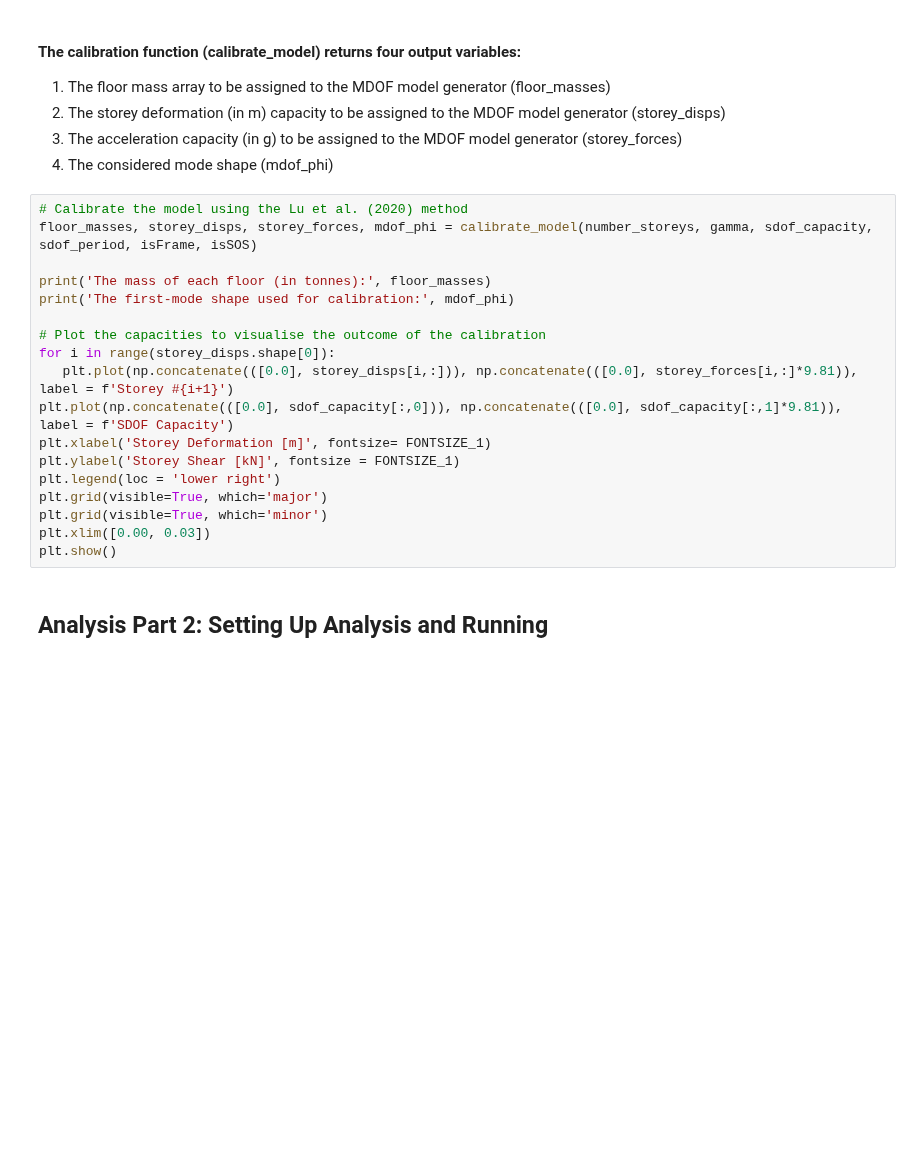
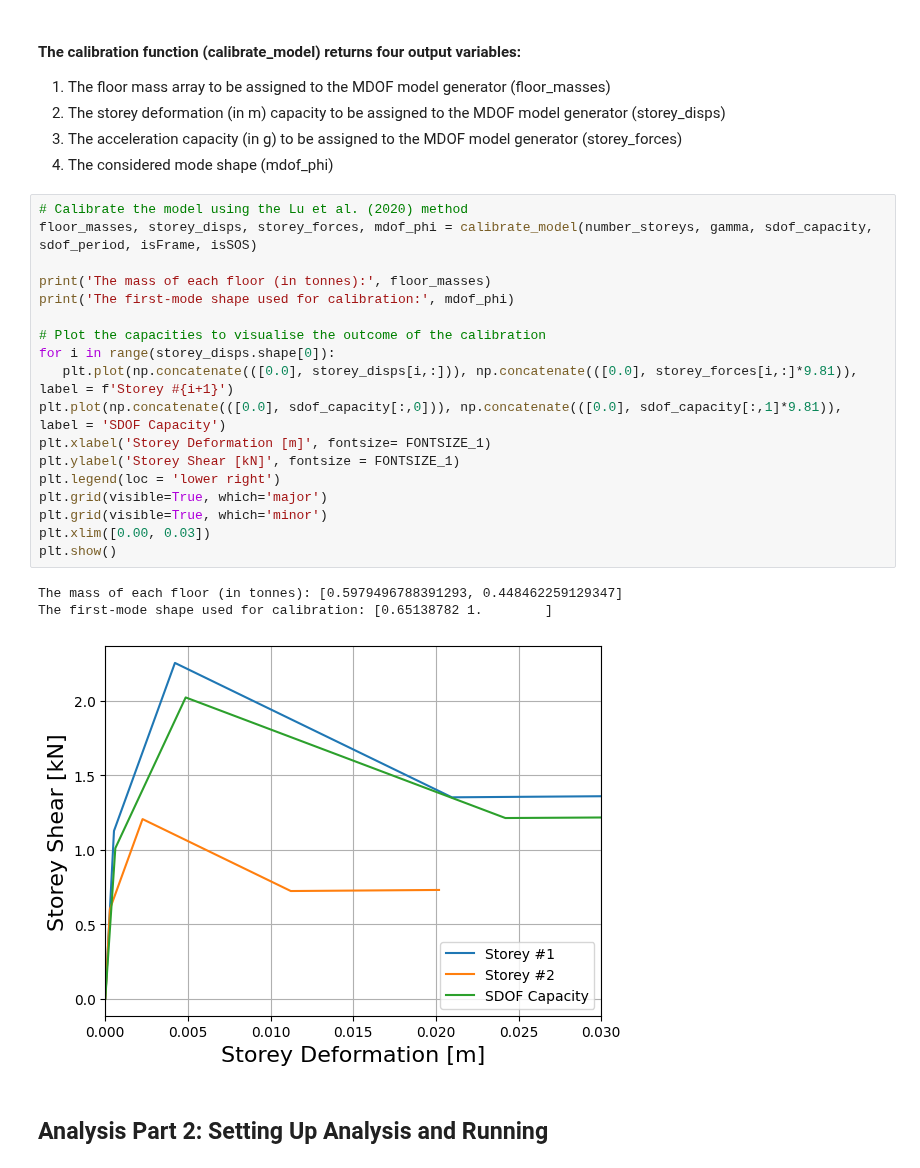
Before and after one commit to GEMScienceTools/oq-vmtk, a Jupyter notebook: demos/example_2.ipynb, the cells around one changed output. Cells and saved outputs as stored; diff of their text form; blank space fills up the shorter version.

```diff
--- a/demos/example_2.ipynb
+++ b/demos/example_2.ipynb
@@ -118,21 +115,25 @@ mdof_damping = 0.05
 # %%
 # Calibrate the model using the Lu et al. (2020) method
 floor_masses, storey_disps, storey_forces, mdof_phi = calibrate_model(number_storeys, gamma, sdof_capacity, sdof_period, isFrame, isSOS)
 
 print('The mass of each floor (in tonnes):', floor_masses)
 print('The first-mode shape used for calibration:', mdof_phi)
 
 # Plot the capacities to visualise the outcome of the calibration
 for i in range(storey_disps.shape[0]):
    plt.plot(np.concatenate(([0.0], storey_disps[i,:])), np.concatenate(([0.0], storey_forces[i,:]*9.81)), label = f'Storey #{i+1}')
-plt.plot(np.concatenate(([0.0], sdof_capacity[:,0])), np.concatenate(([0.0], sdof_capacity[:,1]*9.81)), label = f'SDOF Capacity')
+plt.plot(np.concatenate(([0.0], sdof_capacity[:,0])), np.concatenate(([0.0], sdof_capacity[:,1]*9.81)), label = 'SDOF Capacity')
 plt.xlabel('Storey Deformation [m]', fontsize= FONTSIZE_1)
 plt.ylabel('Storey Shear [kN]', fontsize = FONTSIZE_1)
 plt.legend(loc = 'lower right')
 plt.grid(visible=True, which='major')
 plt.grid(visible=True, which='minor')
 plt.xlim([0.00, 0.03])
 plt.show()
+# %% [output]
+The mass of each floor (in tonnes): [0.5979496788391293, 0.448462259129347]
+The first-mode shape used for calibration: [0.65138782 1.        ]
+[figure, added]
 # %% [markdown]
 ## Analysis Part 2: Setting Up Analysis and Running
 # %%
```
Also changed, not shown: parts of 1 cell of this notebook, 2 other files.
